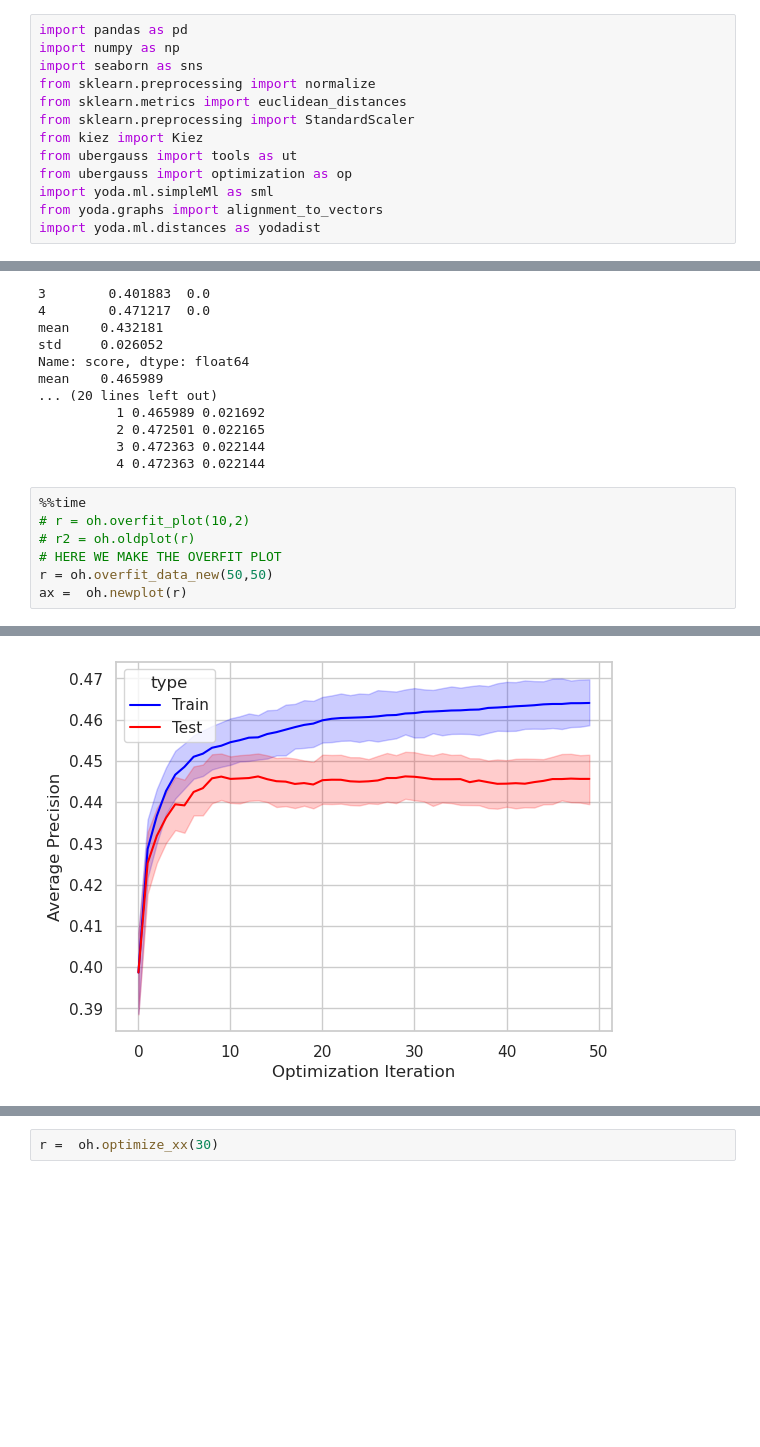
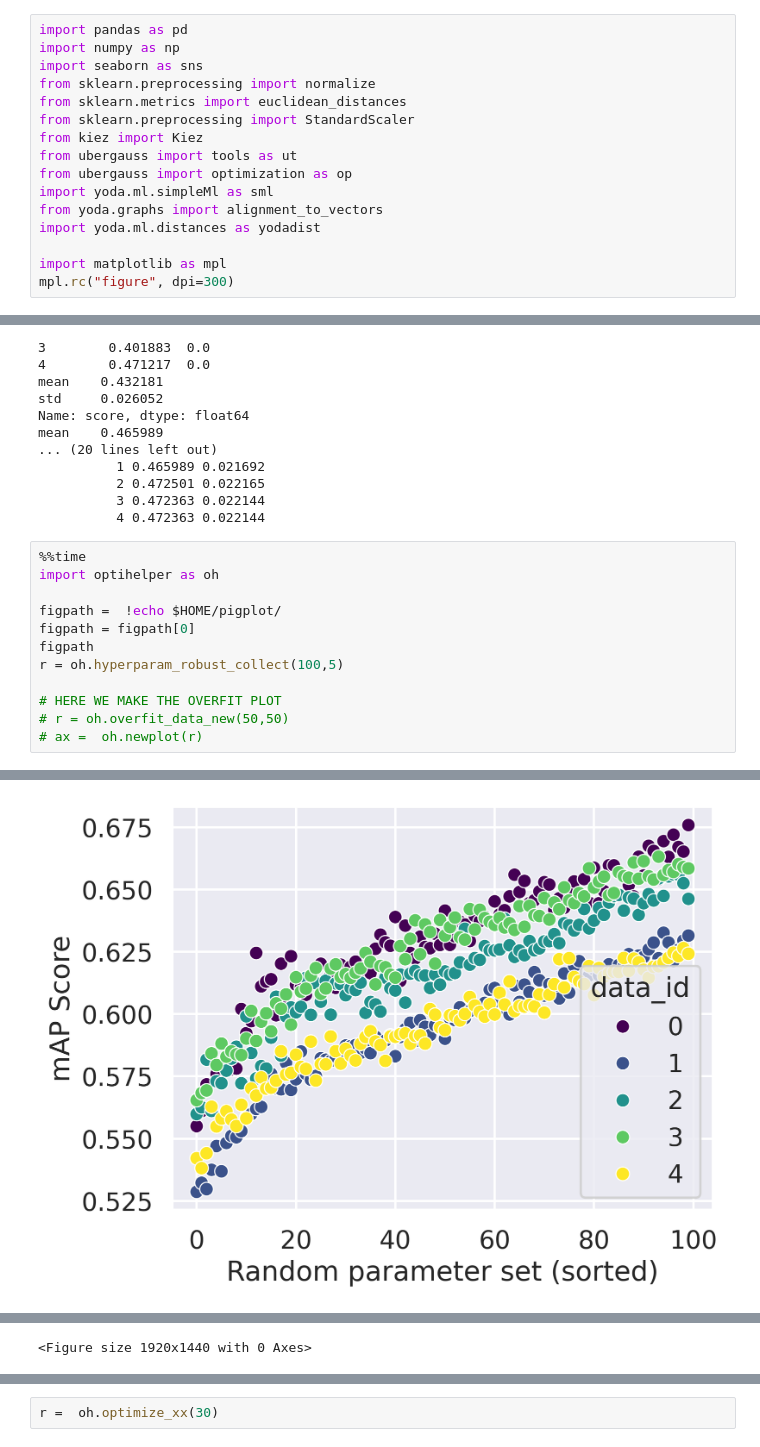
Before and after one commit to smautner/pig, a Jupyter notebook: yoda/scripts/OPTIMIZATION.ipynb, the cells around one changed output, grey strips where cells are left out. Saved outputs shown, nothing was run; the diff lists cells and outputs as text; blank space fills up the shorter version.

Commit message:
fix supplement plots and tables

```diff
--- a/yoda/scripts/OPTIMIZATION.ipynb
+++ b/yoda/scripts/OPTIMIZATION.ipynb
@@ -26,6 +26,9 @@ from ubergauss import optimization as op
 import yoda.ml.simpleMl as sml
 from yoda.graphs import alignment_to_vectors
 import yoda.ml.distances as yodadist
+
+import matplotlib as mpl
+mpl.rc("figure", dpi=300)
 # %%
 import optihelper as oh
 
@@ -116,9 +119,14 @@ mean    0.465989
           4 0.472363 0.022144
 # %%
 %%time
-# r = oh.overfit_plot(10,2)
-# r2 = oh.oldplot(r)
+import optihelper as oh
+
+figpath =  !echo $HOME/pigplot/
+figpath = figpath[0]
+figpath
+r = oh.hyperparam_robust_collect(100,5)
+
 # HERE WE MAKE THE OVERFIT PLOT
-r = oh.overfit_data_new(50,50)
-ax =  oh.newplot(r)
+# r = oh.overfit_data_new(50,50)
+# ax =  oh.newplot(r)
 # %% [output]
@@ -142 +143 @@ i changed this behaviour... makedata splits =2
-[figure, old version]
+[figure, new version]
@@ -146,0 +146 @@ Wall time: 1h 26min 43s
+<Figure size 1920x1440 with 0 Axes>
```
Also changed, not shown: parts of 2 cells of this notebook, 5 other files.
